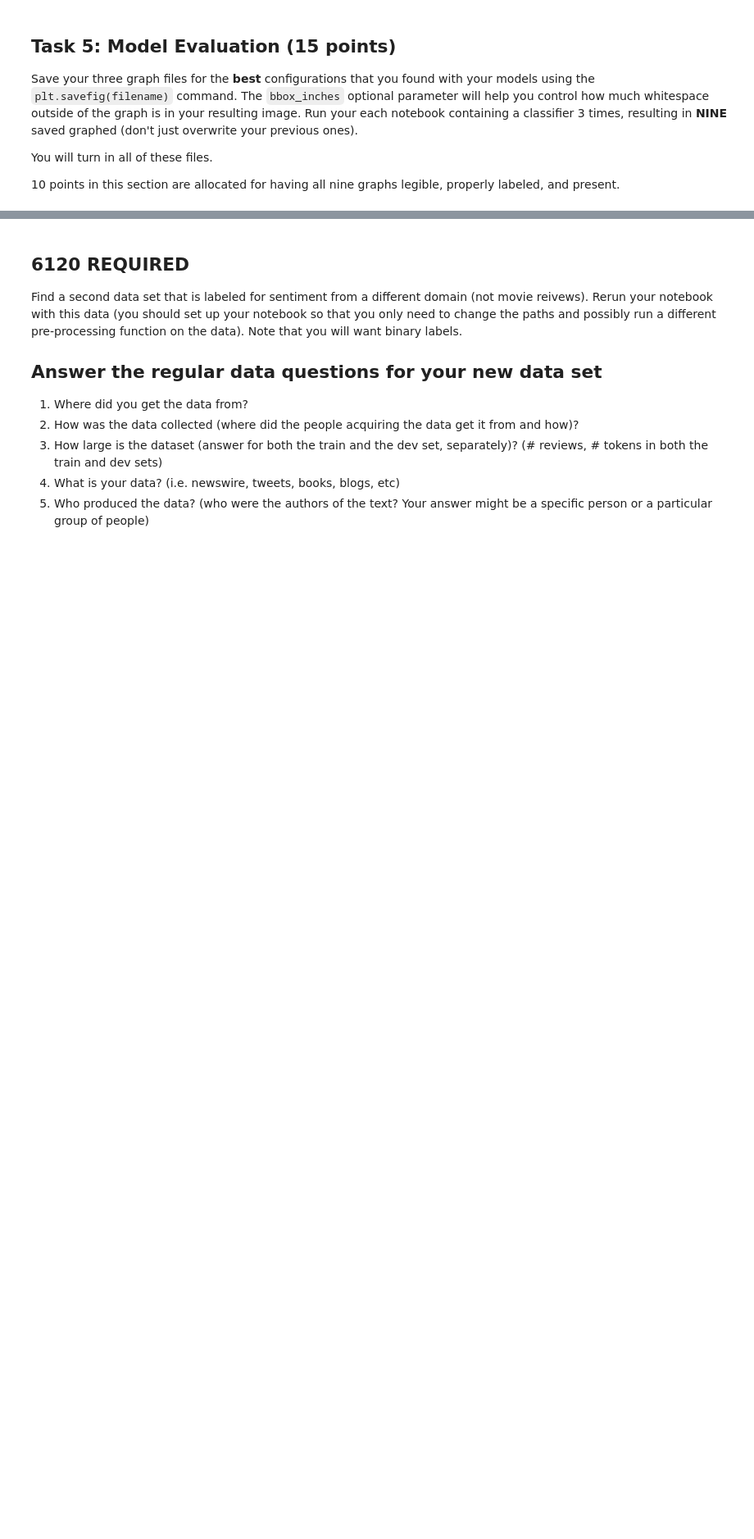
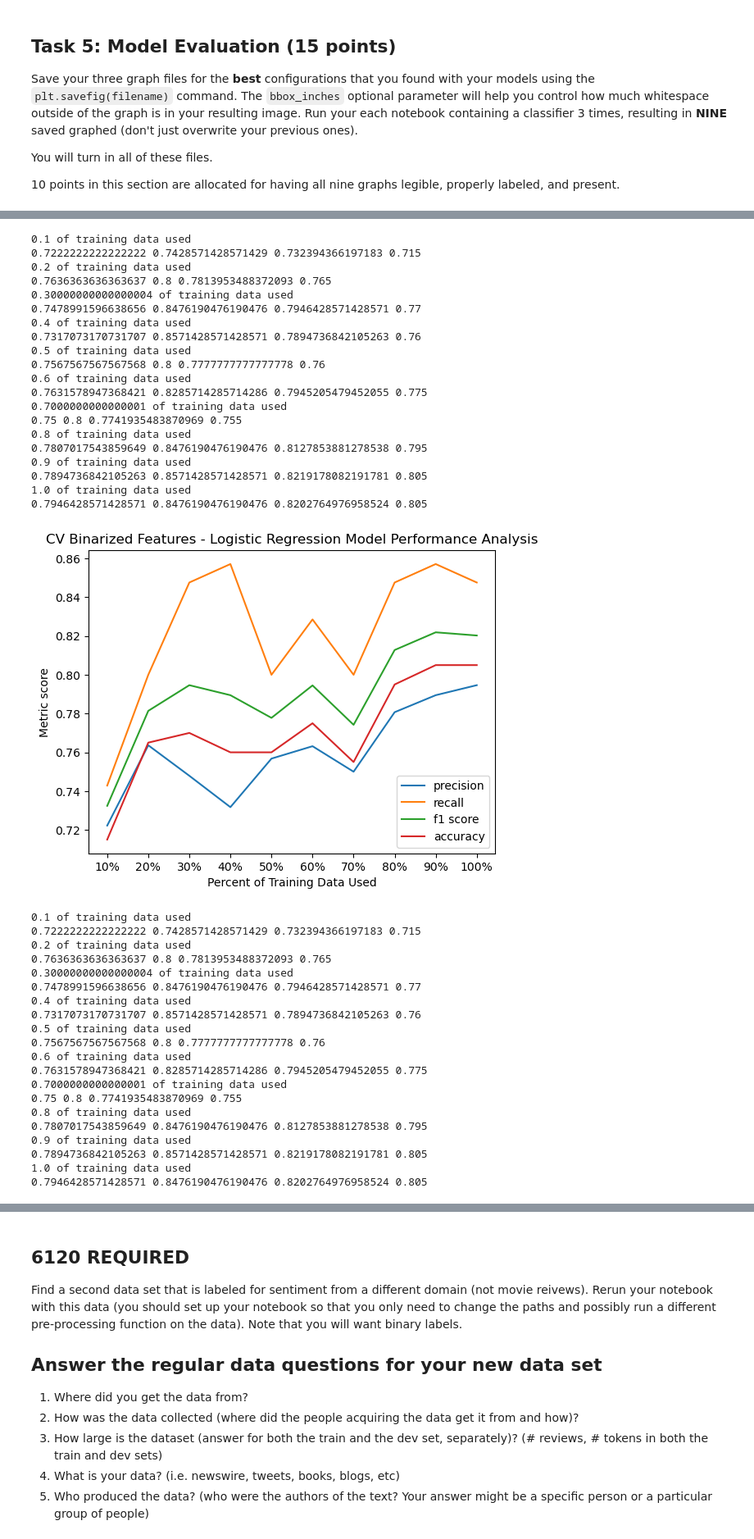
Before and after one commit to gellerjulia/CS4120_Homework4_Sentiment_Analysis, a Jupyter notebook: sentiment_task015.ipynb, the cells around one changed output, grey strips where cells are left out. Shown: that part at 82% size. Saved outputs shown, nothing was run; the diff lists cells and outputs as text; code cells hidden in the pictures; blank space fills up the shorter version.

```diff
--- a/sentiment_task015.ipynb
+++ b/sentiment_task015.ipynb
@@ -229,0 +320,57 @@ You will turn in all of these files.
+# %%
+# LOGISTIC REGRESSION - CountVectorizer, Binarized Features (which had the best f1 score)
+
+# using CountVectorizer, which will discover the vocab itself
+X_train_flat = [' '.join(row) for row in X_train]
+X_dev_flat = [' '.join(row) for row in X_dev]
+
+X_train_CV_binary, X_dev_CV_binary = sutils.featurize('CV', X_train_flat, X_dev_flat, binary = True)
+
+log_reg_train_feats = [(x, y) for x,y in zip(X_train_CV_binary, y_train)]
+log_reg_dev_feats = [(x, y) for x,y in zip(X_dev_CV_binary, y_dev)]
+
+sutils.create_training_graph(sutils.log_reg_metrics, log_reg_train_feats, log_reg_dev_feats, 'CV Binarized Features - Logistic Regression', 'Logistic_Regression_Final_1', verbose=True)
+sutils.create_training_graph(sutils.log_reg_metrics, log_reg_train_feats, log_reg_dev_feats, 'CV Binarized Features - Logistic Regression', 'Logistic_Regression_Final_2', verbose=True)
+sutils.create_training_graph(sutils.log_reg_metrics, log_reg_train_feats, log_reg_dev_feats, 'CV Binarized Features - Logistic Regression', 'Logistic_Regression_Final_3', verbose=True)
+# %% [output]
+0.1 of training data used
+0.7222222222222222 0.7428571428571429 0.732394366197183 0.715
+0.2 of training data used
+0.7636363636363637 0.8 0.7813953488372093 0.765
+0.30000000000000004 of training data used
+0.7478991596638656 0.8476190476190476 0.7946428571428571 0.77
+0.4 of training data used
+0.7317073170731707 0.8571428571428571 0.7894736842105263 0.76
+0.5 of training data used
+0.7567567567567568 0.8 0.7777777777777778 0.76
+0.6 of training data used
+0.7631578947368421 0.8285714285714286 0.7945205479452055 0.775
+0.7000000000000001 of training data used
+0.75 0.8 0.7741935483870969 0.755
+0.8 of training data used
+0.7807017543859649 0.8476190476190476 0.8127853881278538 0.795
+0.9 of training data used
+0.7894736842105263 0.8571428571428571 0.8219178082191781 0.805
+1.0 of training data used
+0.7946428571428571 0.8476190476190476 0.8202764976958524 0.805
+[figure, added]
+0.1 of training data used
+0.7222222222222222 0.7428571428571429 0.732394366197183 0.715
+0.2 of training data used
+0.7636363636363637 0.8 0.7813953488372093 0.765
+0.30000000000000004 of training data used
+0.7478991596638656 0.8476190476190476 0.7946428571428571 0.77
+0.4 of training data used
+0.7317073170731707 0.8571428571428571 0.7894736842105263 0.76
+0.5 of training data used
+0.7567567567567568 0.8 0.7777777777777778 0.76
+0.6 of training data used
+0.7631578947368421 0.8285714285714286 0.7945205479452055 0.775
+0.7000000000000001 of training data used
+0.75 0.8 0.7741935483870969 0.755
+0.8 of training data used
+0.7807017543859649 0.8476190476190476 0.8127853881278538 0.795
+0.9 of training data used
+0.7894736842105263 0.8571428571428571 0.8219178082191781 0.805
+1.0 of training data used
+0.7946428571428571 0.8476190476190476 0.8202764976958524 0.805
```
Also changed, not shown: parts of 6 cells of this notebook, 10 other files.
